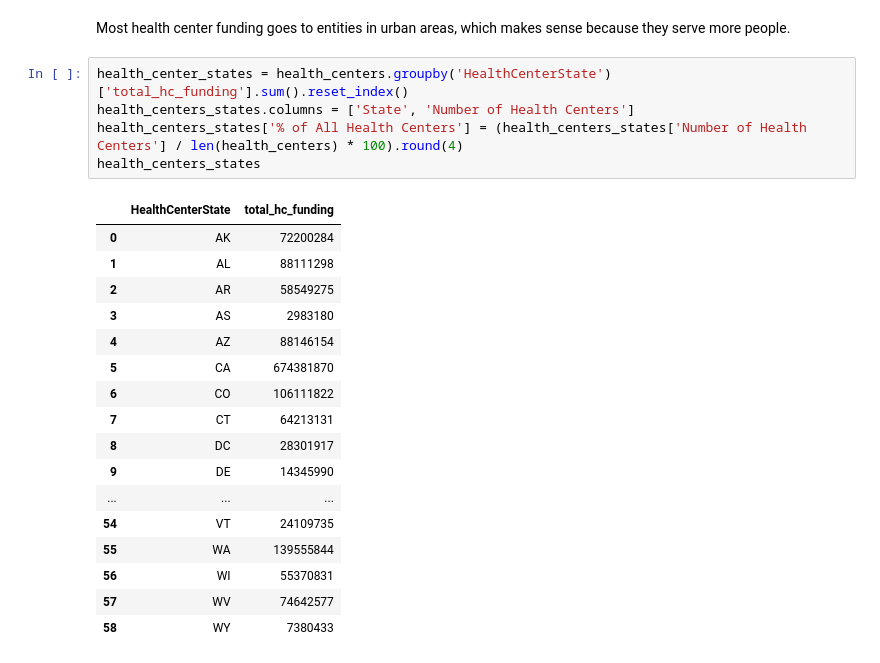
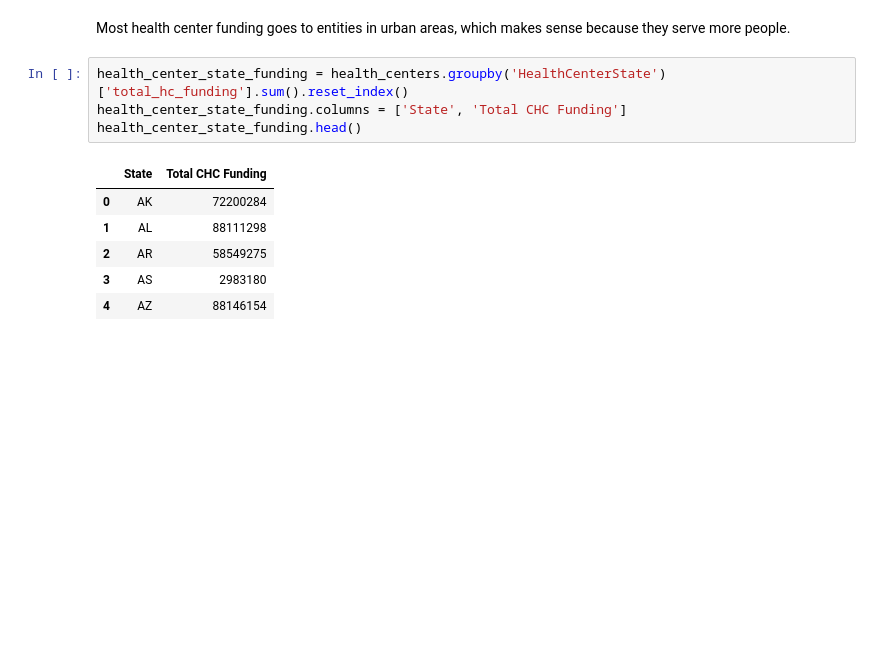
Before and after one commit to dezertdweller/capstone-project-fqhc-model, a Jupyter notebook: data-wrangling.ipynb, the cells around one changed output. Cells and saved outputs as stored; diff of their text form; blank space fills up the shorter version.

```diff
--- a/data-wrangling.ipynb
+++ b/data-wrangling.ipynb
@@ -285,27 +286,15 @@ funding_grouping
 # %% [markdown]
 Most health center funding goes to entities in urban areas, which makes sense because they serve more people.
 # %%
-health_center_states = health_centers.groupby('HealthCenterState')['total_hc_funding'].sum().reset_index()
-health_centers_states.columns = ['State', 'Number of Health Centers']
-health_centers_states['% of All Health Centers'] = (health_centers_states['Number of Health Centers'] / len(health_centers) * 100).round(4)
-health_centers_states
+health_center_state_funding = health_centers.groupby('HealthCenterState')['total_hc_funding'].sum().reset_index()
+health_center_state_funding.columns = ['State', 'Total CHC Funding']
+health_center_state_funding.head()
 # %% [output]
-|  | HealthCenterState | total_hc_funding |
+|  | State | Total CHC Funding |
 | 0 | AK | 72200284 |
 | 1 | AL | 88111298 |
 | 2 | AR | 58549275 |
 | 3 | AS | 2983180 |
 | 4 | AZ | 88146154 |
-| 5 | CA | 674381870 |
-| 6 | CO | 106111822 |
-| 7 | CT | 64213131 |
-| 8 | DC | 28301917 |
-| 9 | DE | 14345990 |
-| ... | ... | ... |
-| 54 | VT | 24109735 |
-| 55 | WA | 139555844 |
-| 56 | WI | 55370831 |
-| 57 | WV | 74642577 |
-| 58 | WY | 7380433 |
 # %%
 health_centers_states = health_centers['HealthCenterState'].value_counts().reset_index()
```
Also changed, not shown: parts of 12 cells of this notebook.
